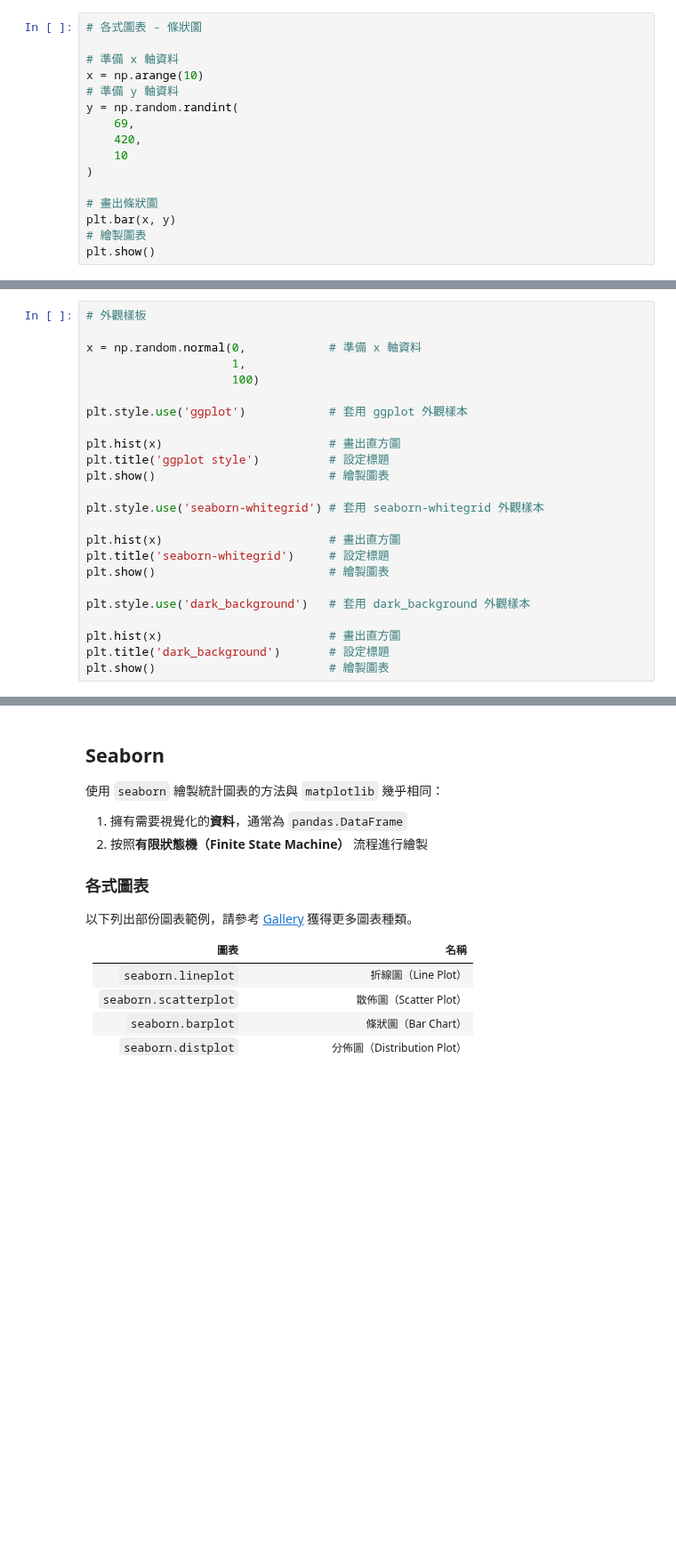
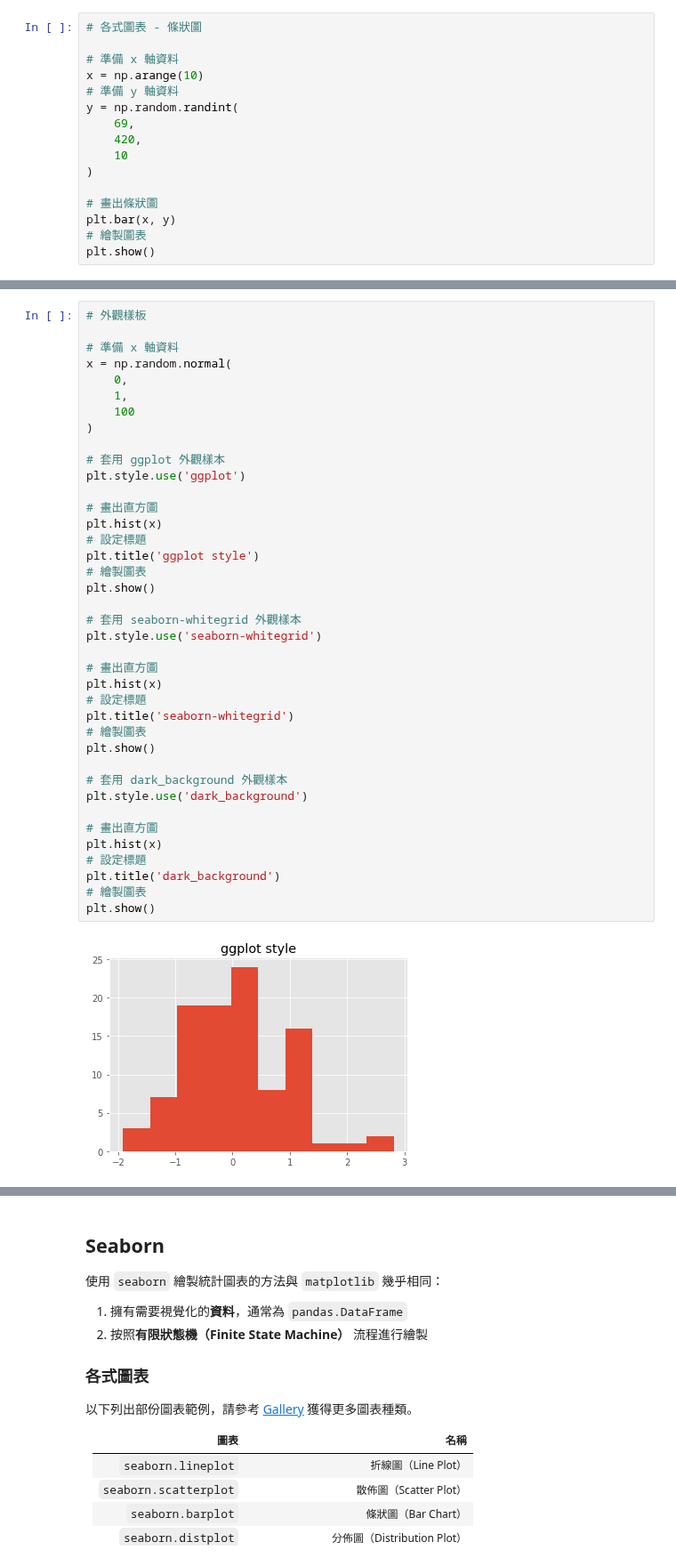
Before and after one commit to IKMLab/course_material, a Jupyter notebook: matplotlib-資料視覺化.ipynb, the cells around one changed output, grey strips where cells are left out. Shown at 89% size. Drawn from its saved outputs; the diff is of its cells as text; blank space fills up the shorter version.

```diff
--- a/matplotlib-資料視覺化.ipynb
+++ b/matplotlib-資料視覺化.ipynb
@@ -411,24 +430,41 @@ plt.show()                 # 繪製圖表
 # %%
 # 外觀樣板
 
-x = np.random.normal(0,            # 準備 x 軸資料
-                     1,
-                     100)
+# 準備 x 軸資料
+x = np.random.normal(
+    0,
+    1,
+    100
+)
 
-plt.style.use('ggplot')            # 套用 ggplot 外觀樣本
+# 套用 ggplot 外觀樣本
+plt.style.use('ggplot')
 
-plt.hist(x)                        # 畫出直方圖
-plt.title('ggplot style')          # 設定標題
-plt.show()                         # 繪製圖表
+# 畫出直方圖
+plt.hist(x)
+# 設定標題
+plt.title('ggplot style')
+# 繪製圖表
+plt.show()
 
-plt.style.use('seaborn-whitegrid') # 套用 seaborn-whitegrid 外觀樣本
+# 套用 seaborn-whitegrid 外觀樣本
+plt.style.use('seaborn-whitegrid')
 
-plt.hist(x)                        # 畫出直方圖
-plt.title('seaborn-whitegrid')     # 設定標題
-plt.show()                         # 繪製圖表
+# 畫出直方圖
+plt.hist(x)
+# 設定標題
+plt.title('seaborn-whitegrid')
+# 繪製圖表
+plt.show()
 
-plt.style.use('dark_background')   # 套用 dark_background 外觀樣本
+# 套用 dark_background 外觀樣本
+plt.style.use('dark_background')
 
-plt.hist(x)                        # 畫出直方圖
-plt.title('dark_background')       # 設定標題
-plt.show()                         # 繪製圖表
+# 畫出直方圖
+plt.hist(x)
+# 設定標題
+plt.title('dark_background')
+# 繪製圖表
+plt.show()
+# %% [output]
+[figure, added]
```
Also changed, not shown: parts of 15 cells of this notebook, 1 other file.
